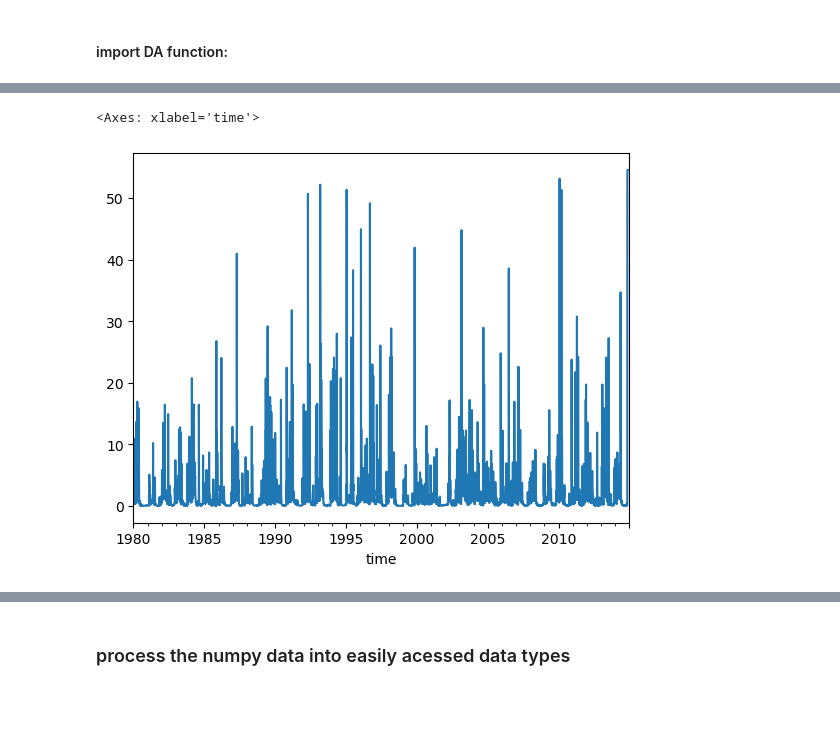
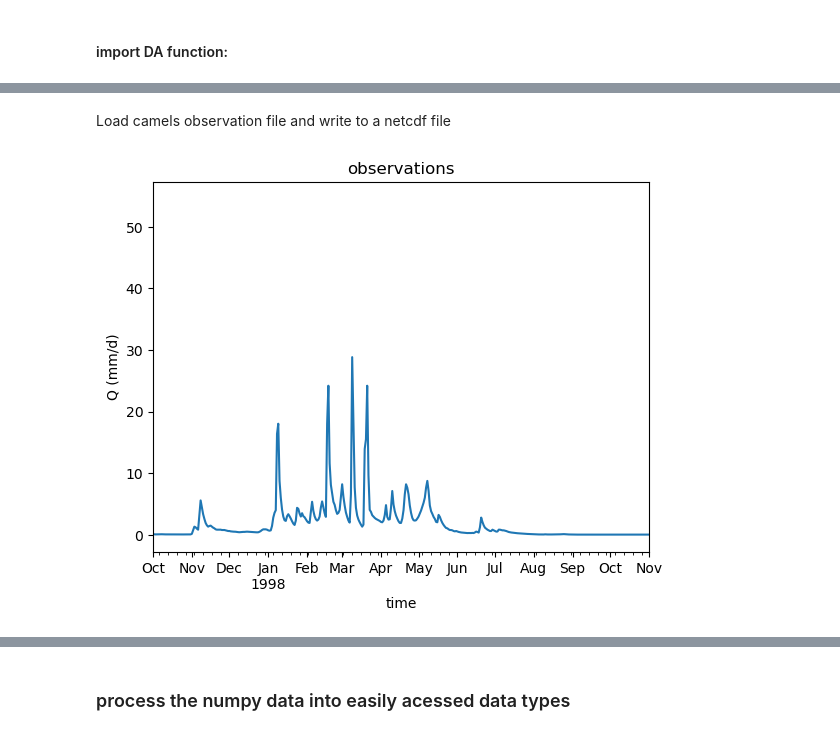
Before and after one commit to Daafip/Msc-Thesis-Notebooks, a Jupyter notebook: 7. Rewrite fully- Camels HBV.ipynb, the cells around one changed output, grey strips where cells are left out. Cells and saved outputs as stored; diff of their text form; code cells hidden in the pictures; blank space fills up the shorter version.

```diff
--- a/7. Rewrite fully- Camels HBV.ipynb
+++ b/7. Rewrite fully- Camels HBV.ipynb
@@ -91,7 +99,7 @@ def module_from_file(module_name, file_path):
 # %%
 DA = module_from_file("DA",r'../eWaterCycle-DA/src/eWaterCycle_DA/DA.py')
 # %%
-n_particles = 3
+n_particles = 1
 # %%
 ensemble = DA.Ensemble(N=n_particles)
 ensemble.setup()
@@ -204,6 +167,8 @@ ds = xr.open_dataset(forcing_path / ref_model.forcing.pr)
 observations = observations_path / f'0{HRU_id}_streamflow_qc.txt'
 # %%
 cubic_ft_to_cubic_m = 0.0283168466
+# %% [markdown]
+Load camels observation file and write to a netcdf file
 # %%
 new_header = ['GAGEID','Year','Month', 'Day', 'Streamflow(cubic feet per second)','QC_flag']
 new_header_dict = dict(list(zip(range(len(new_header)),new_header)))
@@ -220,6 +190,7 @@ df_Q = df_Q.dropna(axis=0)
 # %%
-df_Q['Q'].plot()
-# ax.set_xlim((pd.Timestamp('1997-08-01'),pd.Timestamp('1998-06-01')))
+ax = df_Q['Q'].plot()
+ax.set_xlim((pd.Timestamp(experiment_start_date),pd.Timestamp(experiment_end_date)))
+ax.set_ylabel("Q (mm/d)")
+ax.set_title("observations");
 # %% [output]
-<Axes: xlabel='time'>
-[figure, old version]
+[figure, new version]
```
Also changed, not shown: parts of 52 cells of this notebook, 3 other files.
